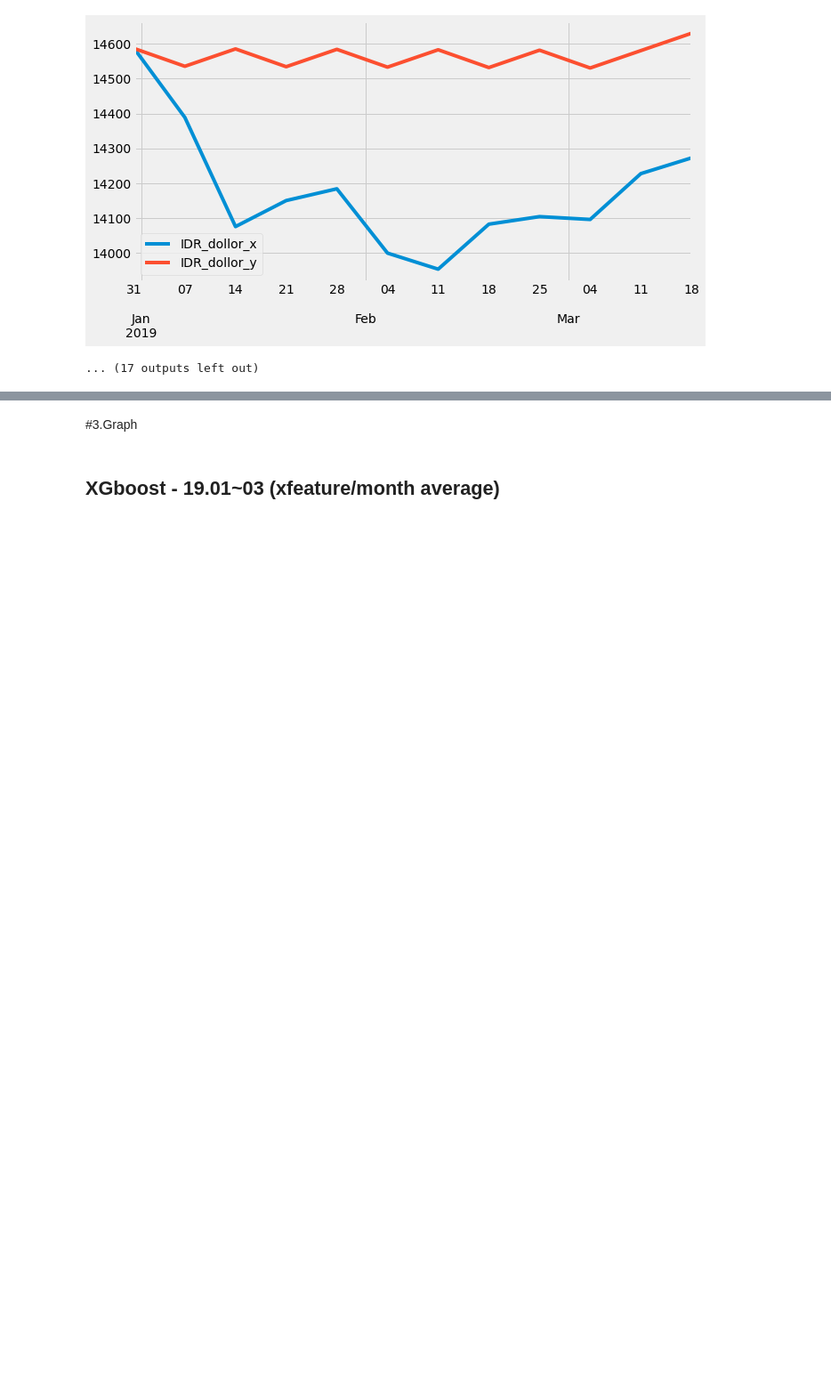
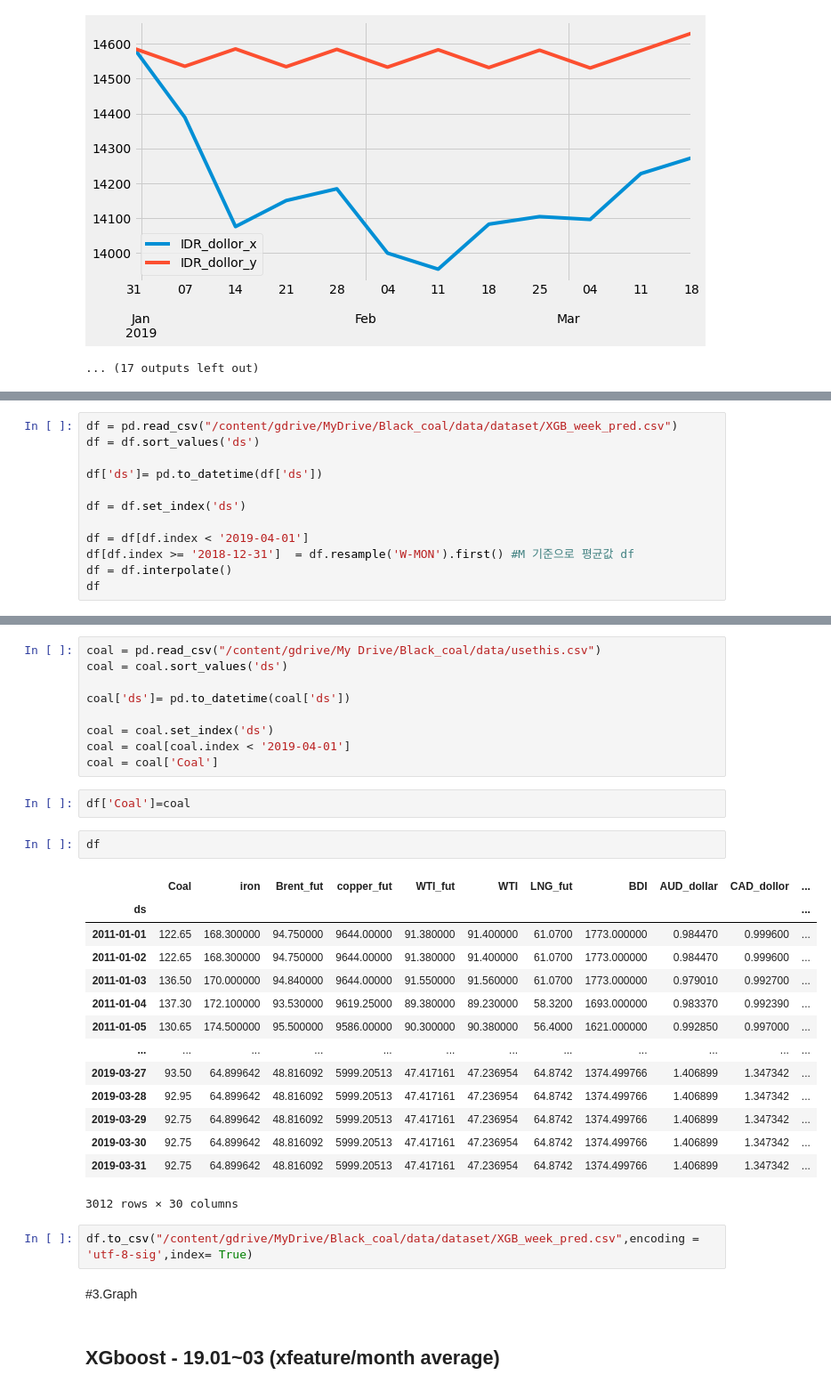
Before and after one commit to DoSungjin/black_coal_price, a Jupyter notebook: Week_trend.ipynb, the cells around one changed output, grey strips where cells are left out. Shown at 89% size. Drawn from its saved outputs; the diff is of its cells as text; blank space fills up the shorter version.

```diff
--- a/Week_trend.ipynb
+++ b/Week_trend.ipynb
@@ -358,0 +347,12 @@ df.to_csv("/content/gdrive/MyDrive/Black_coal/data/XGB_week_pred.csv",encoding =
+# %%
+df = pd.read_csv("/content/gdrive/MyDrive/Black_coal/data/dataset/XGB_week_pred.csv")
+df = df.sort_values('ds')
+
+df['ds']= pd.to_datetime(df['ds'])
+
+df = df.set_index('ds')
+
+df = df[df.index < '2019-04-01']
+df[df.index >= '2018-12-31']  = df.resample('W-MON').first() #M 기준으로 평균값 df
+df = df.interpolate()
+df
@@ -359,3 +373,33 @@ df.to_csv("/content/gdrive/MyDrive/Black_coal/data/XGB_week_pred.csv",encoding =
+# %%
+coal = pd.read_csv("/content/gdrive/My Drive/Black_coal/data/usethis.csv")
+coal = coal.sort_values('ds')
+
+coal['ds']= pd.to_datetime(coal['ds'])
+
+coal = coal.set_index('ds')
+coal = coal[coal.index < '2019-04-01']
+coal = coal['Coal']
+# %%
+df['Coal']=coal
+# %%
+df
+# %% [output]
+|  | Coal | iron | Brent_fut | copper_fut | WTI_fut | WTI | LNG_fut | BDI | AUD_dollar | CAD_dollor | ... |
+| ds |  |  |  |  |  |  |  |  |  |  | ... |
+| 2011-01-01 | 122.65 | 168.300000 | 94.750000 | 9644.00000 | 91.380000 | 91.400000 | 61.0700 | 1773.000000 | 0.984470 | 0.999600 | ... |
+| 2011-01-02 | 122.65 | 168.300000 | 94.750000 | 9644.00000 | 91.380000 | 91.400000 | 61.0700 | 1773.000000 | 0.984470 | 0.999600 | ... |
+| 2011-01-03 | 136.50 | 170.000000 | 94.840000 | 9644.00000 | 91.550000 | 91.560000 | 61.0700 | 1773.000000 | 0.979010 | 0.992700 | ... |
+| 2011-01-04 | 137.30 | 172.100000 | 93.530000 | 9619.25000 | 89.380000 | 89.230000 | 58.3200 | 1693.000000 | 0.983370 | 0.992390 | ... |
+| 2011-01-05 | 130.65 | 174.500000 | 95.500000 | 9586.00000 | 90.300000 | 90.380000 | 56.4000 | 1621.000000 | 0.992850 | 0.997000 | ... |
+| ... | ... | ... | ... | ... | ... | ... | ... | ... | ... | ... | ... |
+| 2019-03-27 | 93.50 | 64.899642 | 48.816092 | 5999.20513 | 47.417161 | 47.236954 | 64.8742 | 1374.499766 | 1.406899 | 1.347342 | ... |
+| 2019-03-28 | 92.95 | 64.899642 | 48.816092 | 5999.20513 | 47.417161 | 47.236954 | 64.8742 | 1374.499766 | 1.406899 | 1.347342 | ... |
+| 2019-03-29 | 92.75 | 64.899642 | 48.816092 | 5999.20513 | 47.417161 | 47.236954 | 64.8742 | 1374.499766 | 1.406899 | 1.347342 | ... |
+| 2019-03-30 | 92.75 | 64.899642 | 48.816092 | 5999.20513 | 47.417161 | 47.236954 | 64.8742 | 1374.499766 | 1.406899 | 1.347342 | ... |
+| 2019-03-31 | 92.75 | 64.899642 | 48.816092 | 5999.20513 | 47.417161 | 47.236954 | 64.8742 | 1374.499766 | 1.406899 | 1.347342 | ... |
+3012 rows × 30 columns
+# %%
+df.to_csv("/content/gdrive/MyDrive/Black_coal/data/dataset/XGB_week_pred.csv",encoding = 'utf-8-sig',index= True)
 # %% [markdown]
 #3.Graph
 # %% [markdown]
```
Also changed, not shown: parts of 17 cells of this notebook.
